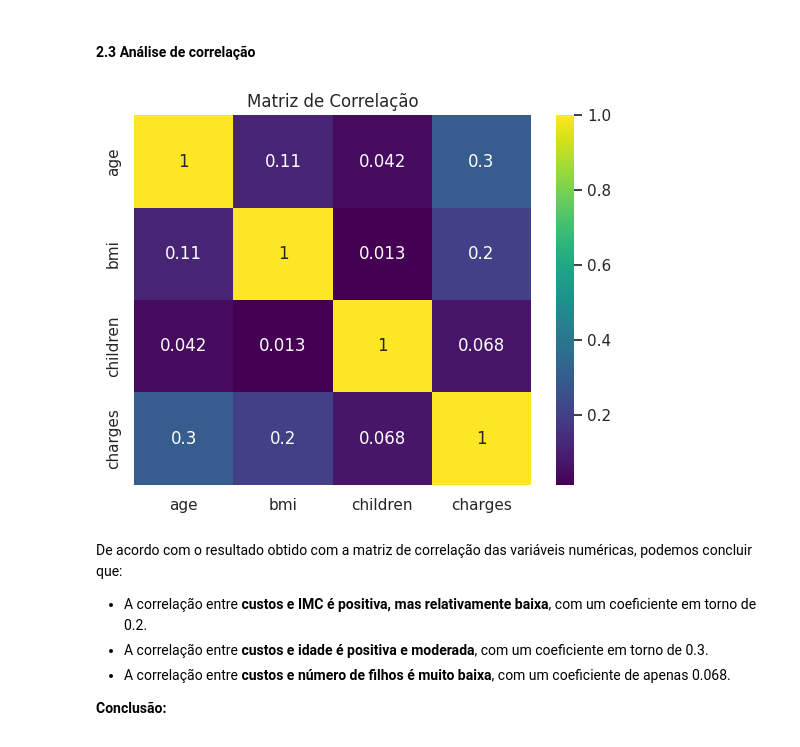
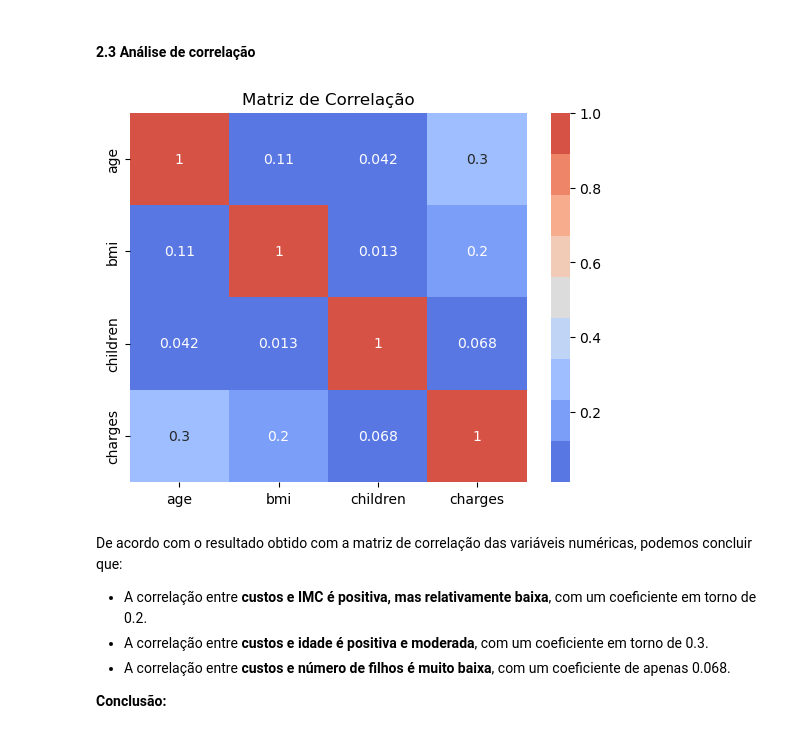
Before and after one commit to leonardoramires/fiap-ia4devs, a Jupyter notebook: tech-challenge/fase1/03_prediction.ipynb, the cells around one changed output. Saved outputs shown, nothing was run; the diff lists cells and outputs as text; code cells hidden in the pictures.

```diff
--- a/tech-challenge/fase1/03_prediction.ipynb
+++ b/tech-challenge/fase1/03_prediction.ipynb
@@ -70,6 +72,6 @@ from sklearn.model_selection import cross_val_score
 warnings.filterwarnings('ignore')
 # %%
-df = pd.read_csv("/content/insurance.csv")
+df = pd.read_csv("02_insurance.csv")
 df.head()
 # %% [output]
 |  | age | sex | bmi | children | smoker | region | charges |
@@ -220,0 +218,4 @@ plt.show()
+# %%
+# Criando coluna boolena para identificar se tem filho ou não
+df.loc[df["children"] > 0, "has_children"] = "yes"
+df["has_children"].fillna("no", inplace=True)
@@ -223,13 +233,13 @@ plt.show()
 # %%
 # Seleciona apenas as colunas numéricas para o cálculo da correlação
 numerical_df = df.select_dtypes(include=['number'])
-
+div_palette = sns.color_palette("coolwarm", 9)
 # Criação da matriz de correlação entre as variáveis numéricas
-sns.heatmap(numerical_df.corr(), annot=True, cmap="viridis")
+sns.heatmap(numerical_df.corr(), annot=True, cmap=div_palette)
 plt.title('Matriz de Correlação')
 plt.show()
 # %% [output]
-[figure, old version]
+[figure, new version]
 # %% [markdown]
 De acordo com o resultado obtido com a matriz de correlação das variáveis numéricas, podemos concluir que:
 
```
Also changed, not shown: parts of 51 cells of this notebook.
